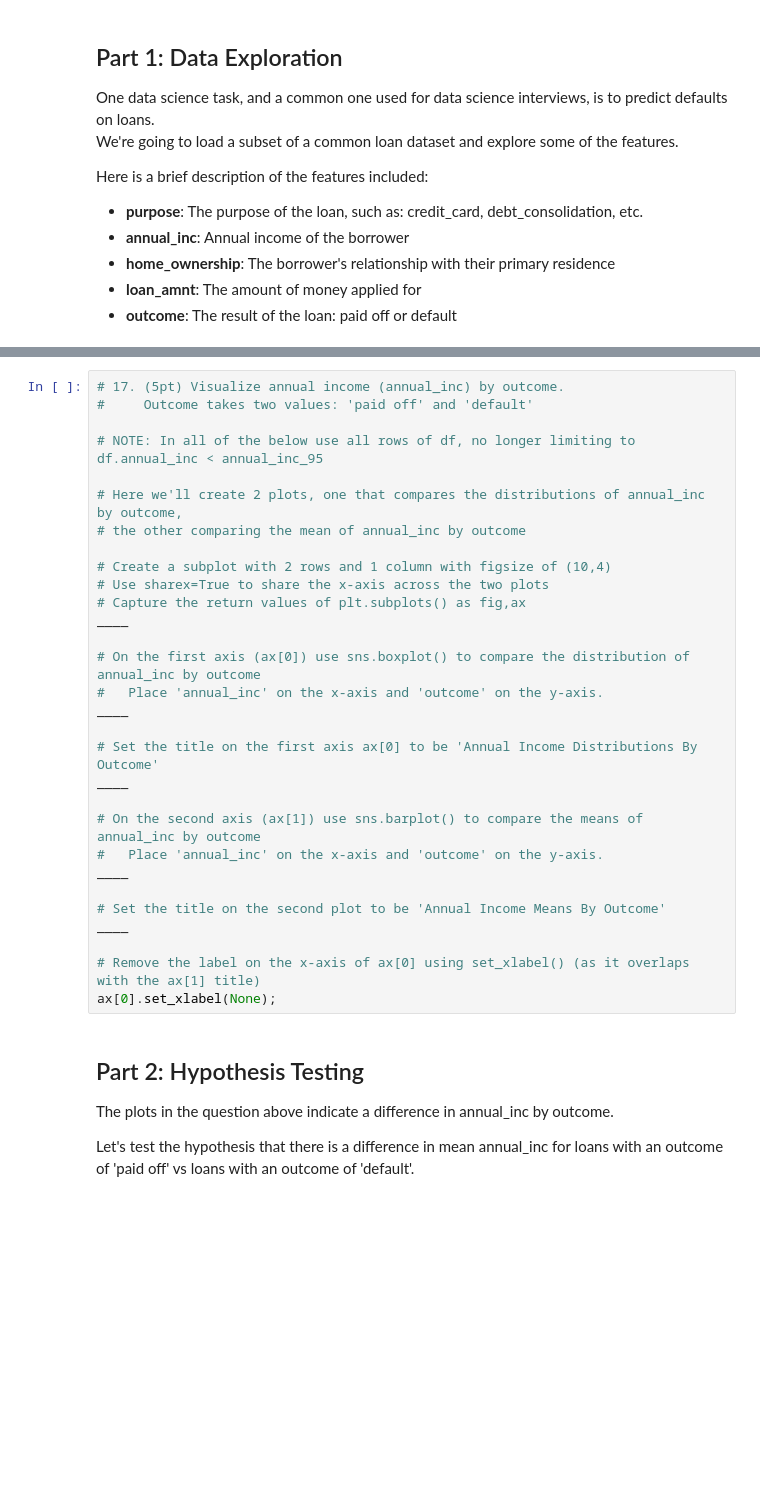
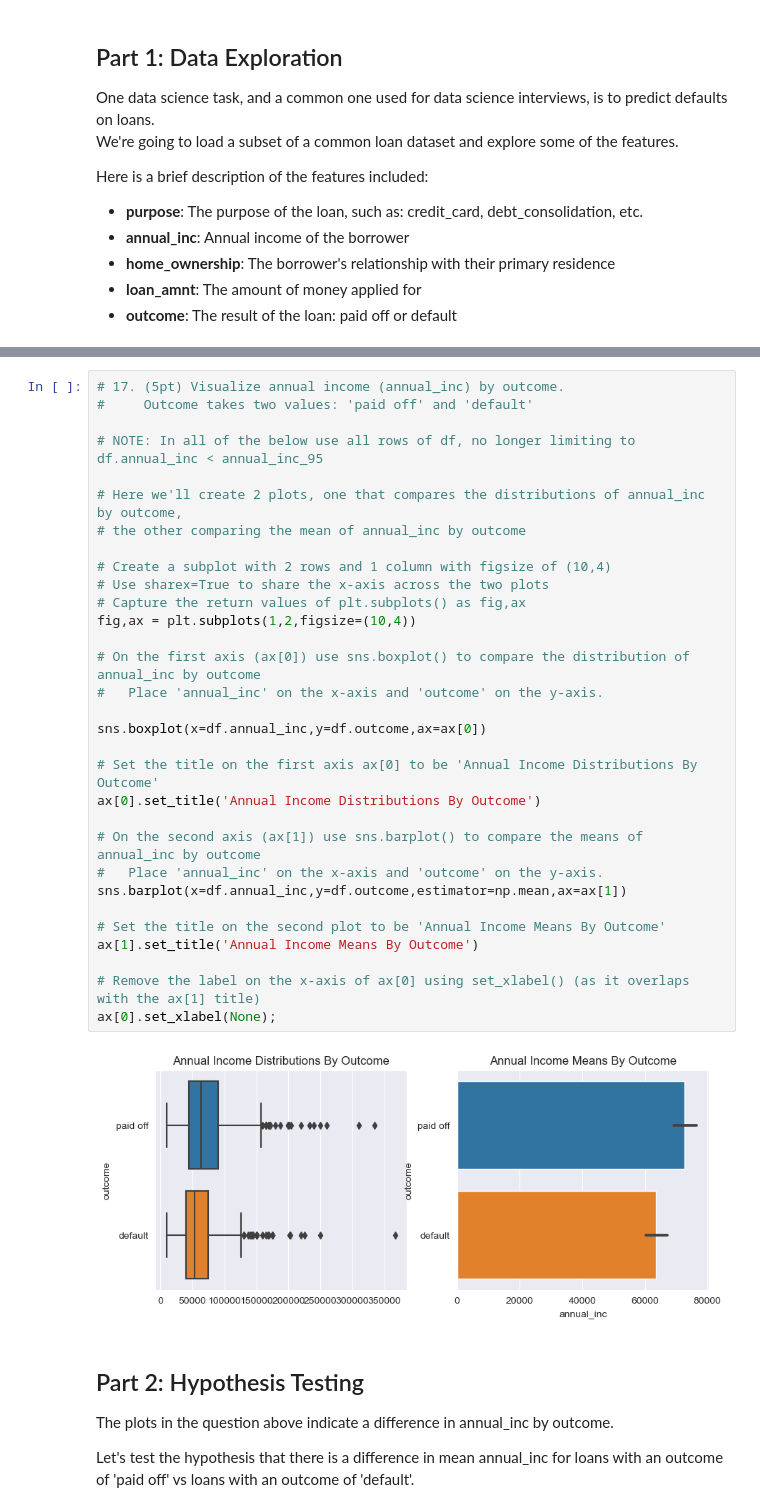
Before and after one commit to iiiirene-529/eods-f22-hw1, a Jupyter notebook: notebooks/Homework_1-UNI.ipynb, the cells around one changed output, grey strips where cells are left out. Drawn from its saved outputs; the diff is of its cells as text; blank space fills up the shorter version.

```diff
--- a/notebooks/Homework_1-UNI.ipynb
+++ b/notebooks/Homework_1-UNI.ipynb
@@ -146,33 +227,36 @@ ____
 # %%
 # 17. (5pt) Visualize annual income (annual_inc) by outcome.
 #     Outcome takes two values: 'paid off' and 'default'
 
 # NOTE: In all of the below use all rows of df, no longer limiting to df.annual_inc < annual_inc_95
 
 # Here we'll create 2 plots, one that compares the distributions of annual_inc by outcome,
 # the other comparing the mean of annual_inc by outcome
 
 # Create a subplot with 2 rows and 1 column with figsize of (10,4)
 # Use sharex=True to share the x-axis across the two plots
 # Capture the return values of plt.subplots() as fig,ax
-____
+fig,ax = plt.subplots(1,2,figsize=(10,4))
 
 # On the first axis (ax[0]) use sns.boxplot() to compare the distribution of annual_inc by outcome
 #   Place 'annual_inc' on the x-axis and 'outcome' on the y-axis.
-____
+
+sns.boxplot(x=df.annual_inc,y=df.outcome,ax=ax[0])
 
 # Set the title on the first axis ax[0] to be 'Annual Income Distributions By Outcome'
-____
+ax[0].set_title('Annual Income Distributions By Outcome')
 
 # On the second axis (ax[1]) use sns.barplot() to compare the means of annual_inc by outcome
 #   Place 'annual_inc' on the x-axis and 'outcome' on the y-axis.
-____
+sns.barplot(x=df.annual_inc,y=df.outcome,estimator=np.mean,ax=ax[1])
 
 # Set the title on the second plot to be 'Annual Income Means By Outcome'
-____
+ax[1].set_title('Annual Income Means By Outcome')
 
 # Remove the label on the x-axis of ax[0] using set_xlabel() (as it overlaps with the ax[1] title)
 ax[0].set_xlabel(None);
+# %% [output]
+[figure, added]
 # %% [markdown]
 ## Part 2: Hypothesis Testing
 
```
Also changed, not shown: parts of 22 cells of this notebook.
